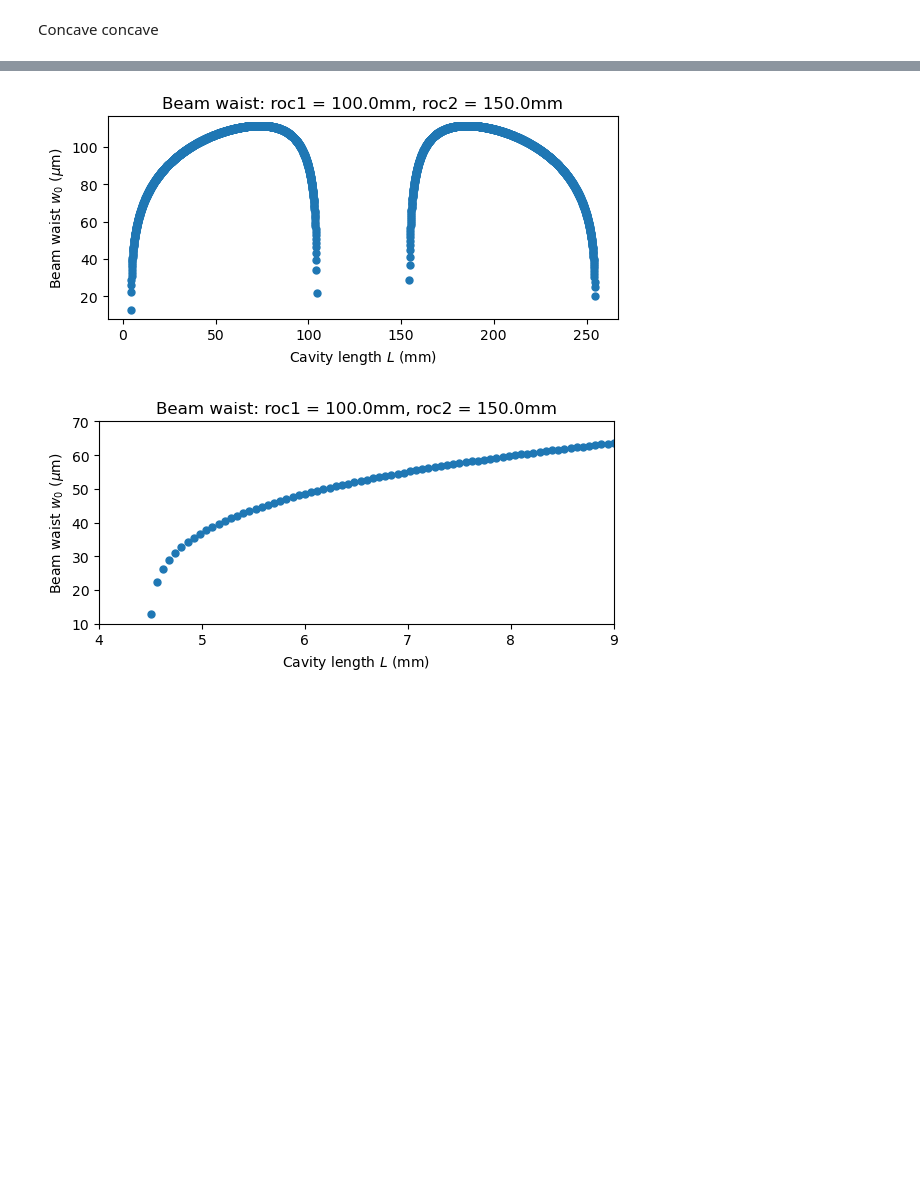
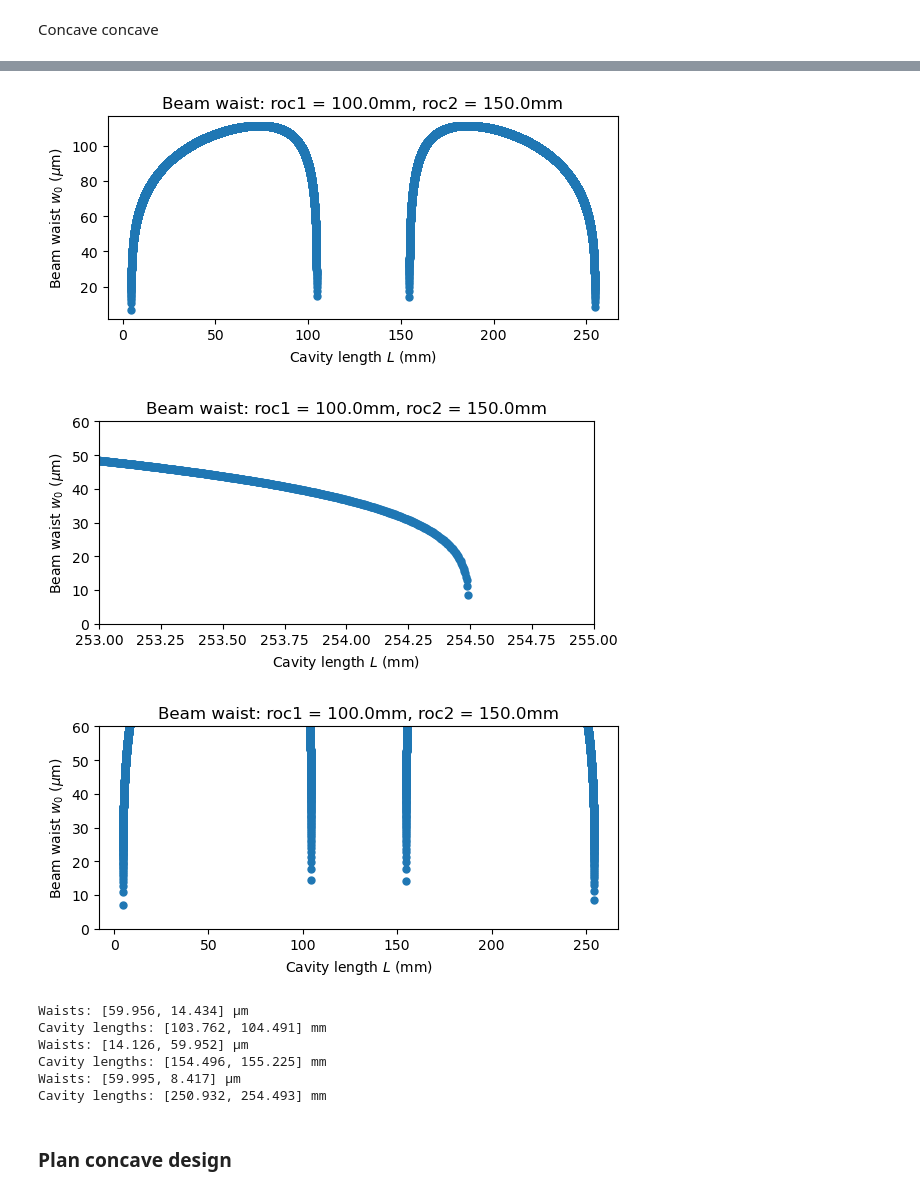
Before and after one commit to eq15t-panda/DesignCavity, a Jupyter notebook: linear_cavity_design.ipynb, the cells around one changed output, grey strips where cells are left out. Drawn from its saved outputs; the diff is of its cells as text; code cells hidden in the pictures; blank space fills up the shorter version.

```diff
--- a/linear_cavity_design.ipynb
+++ b/linear_cavity_design.ipynb
@@ -263,29 +340,74 @@ plt.show()
 # %%
-array_length = np.linspace(0, 300, int(5e3)) * 1e-3   # m
+array_length = np.linspace(0, 300, int(1e5)) * 1e-3   # m
 
 R1 = 100e-3
 R2 = 150e-3
 wavelength = 780e-9   # m
 
 ABCD_array_waist, _, ABCD_array_stability_values = abcd.concave_concave( R1, R2, array_length, wavelength, d= 10e-3, n=1.816 )
 
 fig, ax = plt.subplots(figsize=(6, 3))
 ax.plot(array_length[ABCD_array_stability_values] * 1e3, ABCD_array_waist * 1e6,'o', markersize=5,)
 ax.set_xlabel(r'Cavity length $L$ (mm)')
 ax.set_ylabel(r'Beam waist $w_0$ ($\mu$m)')
 ax.set_title(rf'Beam waist: roc1 = {R1*1e3:.1f}mm, roc2 = {R2*1e3:.1f}mm')
 plt.tight_layout()
 plt.show()
 
+
+
+
+
+
+ylim= 0, 60
 fig, ax = plt.subplots(figsize=(6, 3))
 ax.plot(array_length[ABCD_array_stability_values] * 1e3, ABCD_array_waist * 1e6,'o', markersize=5,)
 ax.set_xlabel(r'Cavity length $L$ (mm)')
 ax.set_ylabel(r'Beam waist $w_0$ ($\mu$m)')
 ax.set_title(rf'Beam waist: roc1 = {R1*1e3:.1f}mm, roc2 = {R2*1e3:.1f}mm')
-ax.set_xlim(4, 9)
-ax.set_ylim(10, 70)
+ax.set_xlim(253, 255)
+ax.set_ylim(ylim)
 plt.tight_layout()
 plt.show()
+
+
+fig, ax = plt.subplots(figsize=(6, 3))
+ax.plot(array_length[ABCD_array_stability_values] * 1e3, ABCD_array_waist * 1e6,'o', markersize=5,)
+ax.set_xlabel(r'Cavity length $L$ (mm)')
+ax.set_ylabel(r'Beam waist $w_0$ ($\mu$m)')
+ax.set_title(rf'Beam waist: roc1 = {R1*1e3:.1f}mm, roc2 = {R2*1e3:.1f}mm')
+#ax.set_xlim(203.5, 204.5)
+ax.set_ylim(ylim)
+plt.tight_layout()
+plt.show()
+
+# Condition sur le waist (en µm)
+mask = (ABCD_array_waist * 1e6 >= ylim[0]) & (ABCD_array_waist * 1e6 <= ylim[1]) & (array_length[ABCD_array_stability_values]*1e3 > 100 ) &  (array_length[ABCD_array_stability_values]*1e3 < 150 )
+waists_filtered = ABCD_array_waist[mask] * 1e6          # µm
+lengths_filtered = array_length[ABCD_array_stability_values][mask] * 1e3   # mm
+print(f"Waists: [{waists_filtered[0]:.3f}, {waists_filtered[-1]:.3f}] µm")
+print(f"Cavity lengths: [{lengths_filtered[0]:.3f}, {lengths_filtered[-1]:.3f}] mm")
+
+mask = (ABCD_array_waist * 1e6 >= ylim[0]) & (ABCD_array_waist * 1e6 <= ylim[1]) & (array_length[ABCD_array_stability_values]*1e3 > 150 ) &  (array_length[ABCD_array_stability_values]*1e3 < 200 )
+waists_filtered = ABCD_array_waist[mask] * 1e6          # µm
+lengths_filtered = array_length[ABCD_array_stability_values][mask] * 1e3   # mm
+print(f"Waists: [{waists_filtered[0]:.3f}, {waists_filtered[-1]:.3f}] µm")
+print(f"Cavity lengths: [{lengths_filtered[0]:.3f}, {lengths_filtered[-1]:.3f}] mm")
+
+mask = (ABCD_array_waist * 1e6 >= ylim[0]) & (ABCD_array_waist * 1e6 <= ylim[1]) & (array_length[ABCD_array_stability_values]*1e3 > 200 )
+waists_filtered = ABCD_array_waist[mask] * 1e6          # µm
+lengths_filtered = array_length[ABCD_array_stability_values][mask] * 1e3   # mm
+print(f"Waists: [{waists_filtered[0]:.3f}, {waists_filtered[-1]:.3f}] µm")
+print(f"Cavity lengths: [{lengths_filtered[0]:.3f}, {lengths_filtered[-1]:.3f}] mm")
 # %% [output]
-[figure, old version]
+[figure, new version]
-[figure, old version]
+[figure, new version]
+[figure, added]
+Waists: [59.956, 14.434] µm
+Cavity lengths: [103.762, 104.491] mm
+Waists: [14.126, 59.952] µm
+Cavity lengths: [154.496, 155.225] mm
+Waists: [59.995, 8.417] µm
+Cavity lengths: [250.932, 254.493] mm
+# %% [markdown]
+### Plan concave design
```
Also changed, not shown: parts of 16 cells of this notebook, 4 other files.
